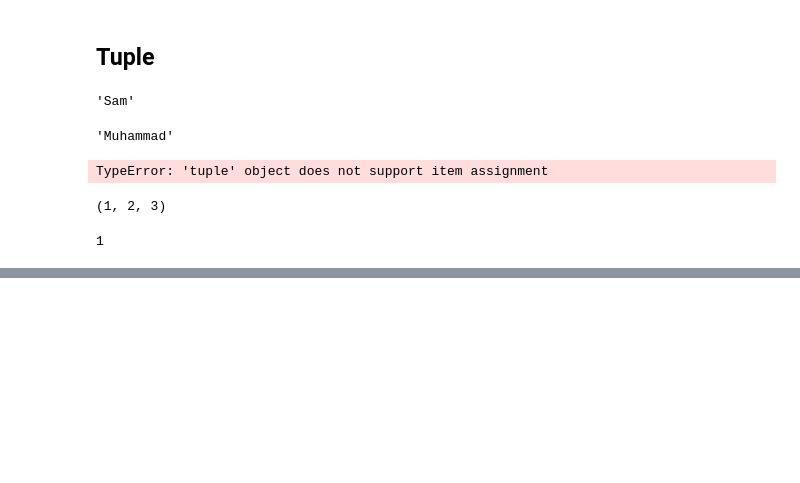
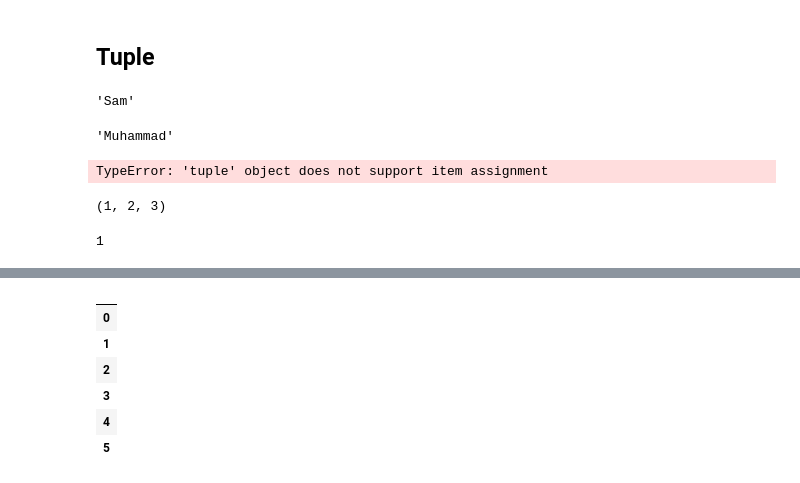
Before and after one commit to sweisscct/MSCFeb25-Lists-Dict-Tuple, a Jupyter notebook: Lists, Dict, Tuple.ipynb, the cells around one changed output, grey strips where cells are left out. Saved outputs shown, nothing was run; the diff lists cells and outputs as text; code cells hidden in the pictures; blank space fills up the shorter version.

```diff
--- a/Lists, Dict, Tuple.ipynb
+++ b/Lists, Dict, Tuple.ipynb
@@ -301,0 +320,10 @@ b
+# %%
+df.drop(columns=["Age", "Name"])
+# %% [output]
+|  |
+| 0 |
+| 1 |
+| 2 |
+| 3 |
+| 4 |
+| 5 |
```
Also changed, not shown: parts of 12 cells of this notebook.
